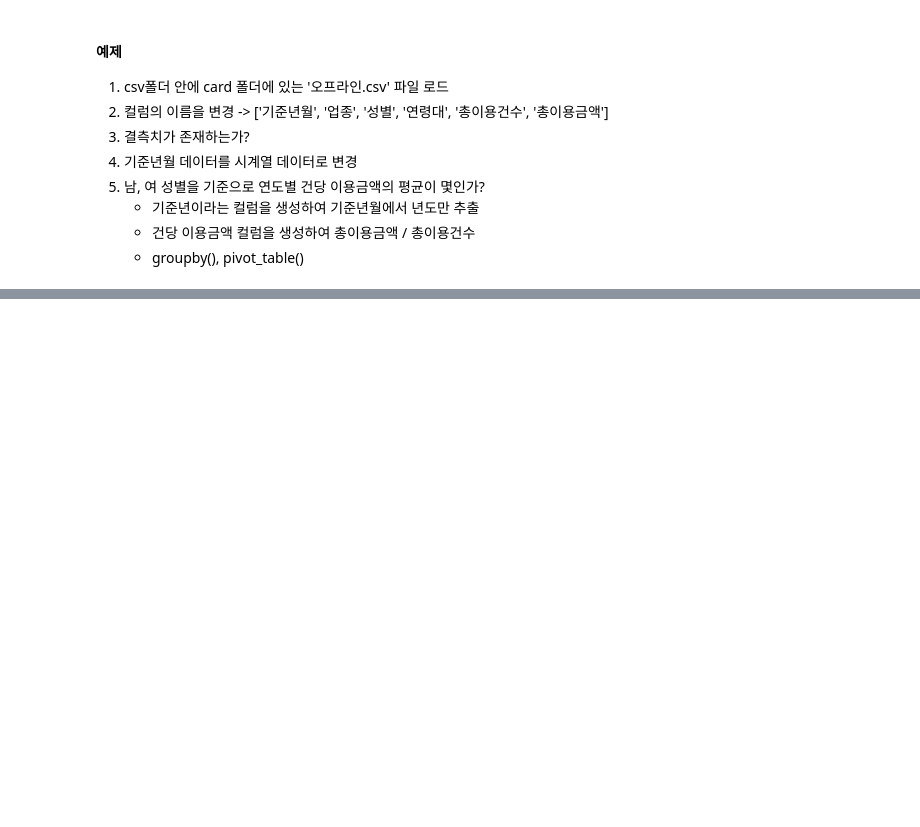
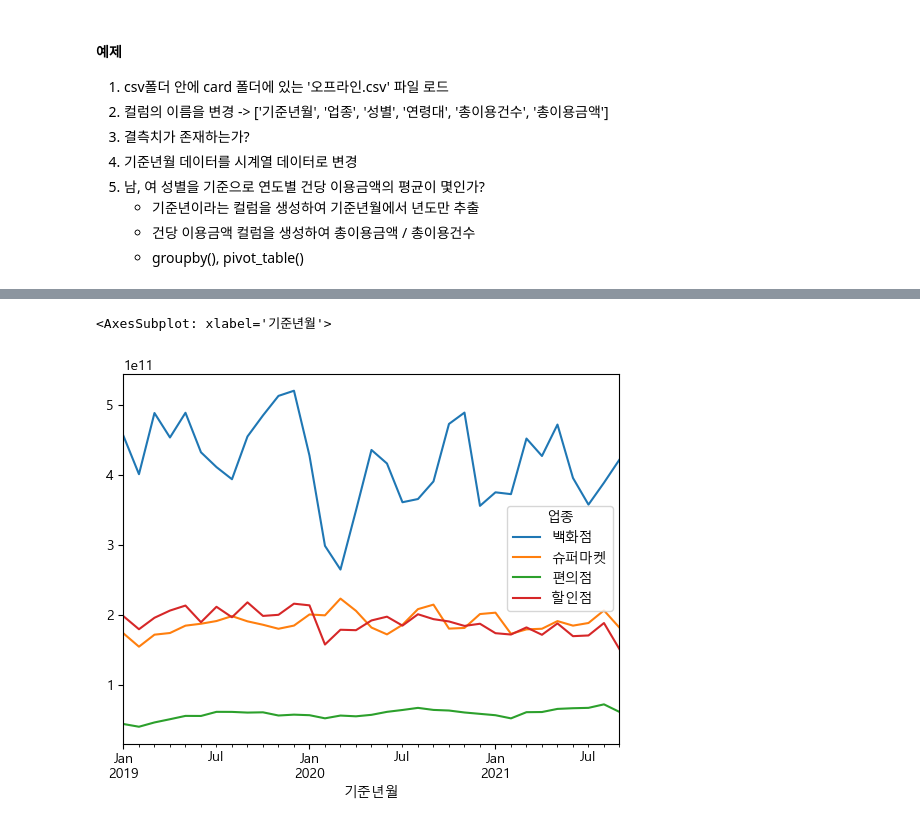
Before and after one commit to bsmoon-86/ubion_m_5, a Jupyter notebook: python/240326/03_card.ipynb, the cells around one changed output, grey strips where cells are left out. Cells and saved outputs as stored; diff of their text form; code cells hidden in the pictures; blank space fills up the shorter version.

```diff
--- a/python/240326/03_card.ipynb
+++ b/python/240326/03_card.ipynb
@@ -73,0 +76,5 @@ offline.pivot_table(
+# %%
+if platform.system() == 'Darwin':
+    plt.rc('font', family='AppleGothic')
+else:
+    plt.rc('font', family='Malgun Gothic')
@@ -73,0 +87,4 @@ offline.pivot_table(
+# %%
+## 컬럼의 데이터를 인덱스로 변경
+## 설정하다(set) + 인덱스(index) -> set_index()
+offline.set_index('기준년월', inplace=True)
@@ -73,0 +98,12 @@ offline.pivot_table(
+# %%
+pivot_data2 = offline.pivot_table(
+    index = '기준년월',
+    columns = '업종',
+    values = '총이용금액',
+    aggfunc= 'sum'
+)
+# %%
+pivot_data2.plot()
+# %% [output]
+<AxesSubplot: xlabel='기준년월'>
+[figure, added]
```
Also changed, not shown: parts of 8 cells of this notebook.
